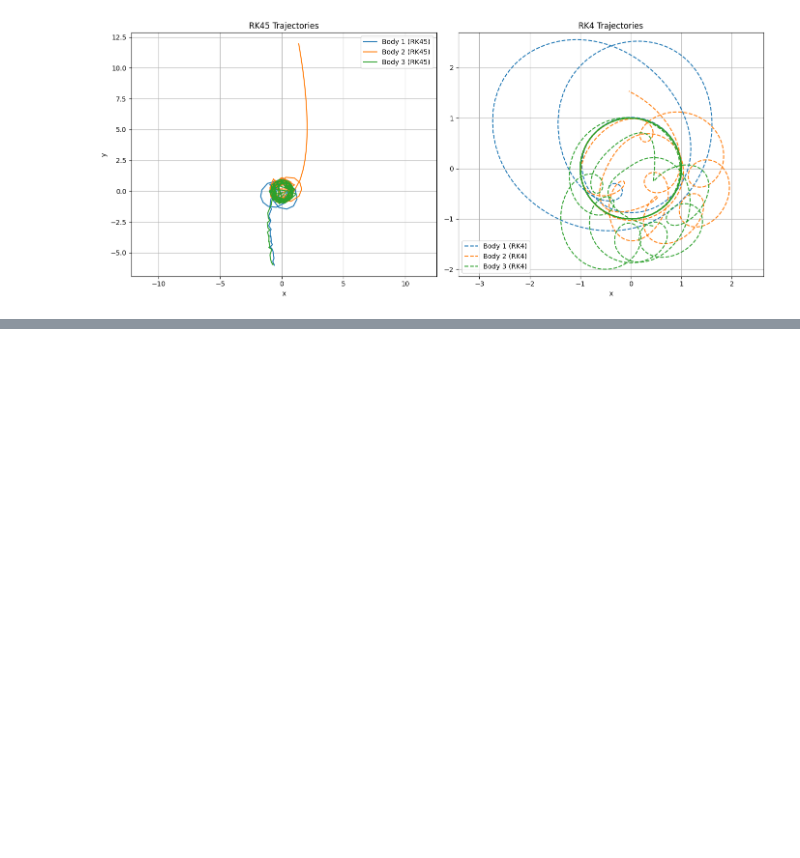
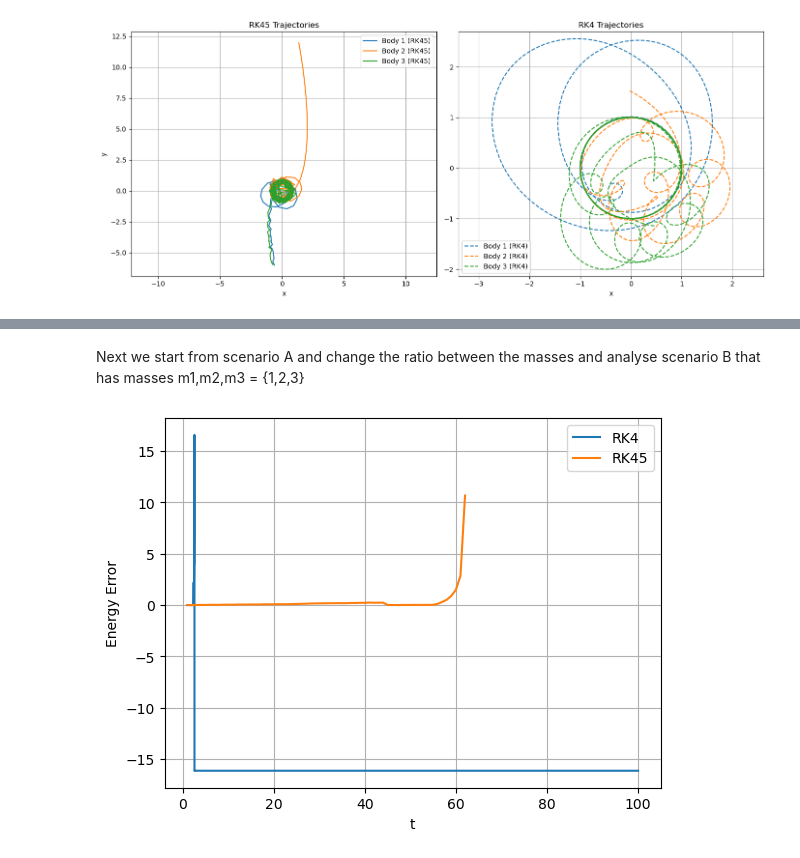
Before and after one commit to casafeng/ThreeBodyProblem, a Jupyter notebook: final_draft.ipynb, the cells around one changed output, grey strips where cells are left out. Saved outputs shown, nothing was run; the diff lists cells and outputs as text; code cells hidden in the pictures; blank space fills up the shorter version.

```diff
--- a/final_draft.ipynb
+++ b/final_draft.ipynb
@@ -674,0 +771,2 @@ plt.show()
+# %% [markdown]
+Next we start from scenario A and change the ratio between the masses and analyse scenario B that has masses m1,m2,m3 = {1,2,3}
@@ -674,0 +829,26 @@ plt.show()
+# %%
+E_rk4 = total_energy(p1x_rk4, p1y_rk4, v1x_rk4, v1y_rk4,
+                     p2x_rk4, p2y_rk4, v2x_rk4, v2y_rk4,
+                     p3x_rk4, p3y_rk4, v3x_rk4, v3y_rk4,
+                     m1B, m2B, m3B)
+
+E_rk45 = total_energy(p1x_rk45, p1y_rk45, v1x_rk45, v1y_rk45,
+                      p2x_rk45, p2y_rk45, v2x_rk45, v2y_rk45,
+                      p3x_rk45, p3y_rk45, v3x_rk45, v3y_rk45,
+                      m1B, m2B, m3B)
+
+E0_rk4 = E_rk4[0]
+E0_rk45 = E_rk45[0]
+
+rel_err_rk4  = (E_rk4  - E0_rk4)  / E0_rk4
+rel_err_rk45 = (E_rk45 - E0_rk45) / E0_rk45
+
+plt.plot(t_rk4,  rel_err_rk4,  label='RK4')
+plt.plot(t_rk45, rel_err_rk45, label='RK45')
+plt.xlabel('t')
+plt.ylabel('Energy Error')
+plt.legend()
+plt.grid(True)
+plt.show()
+# %% [output]
+[figure, added]
```
Also changed, not shown: parts of 22 cells of this notebook.
